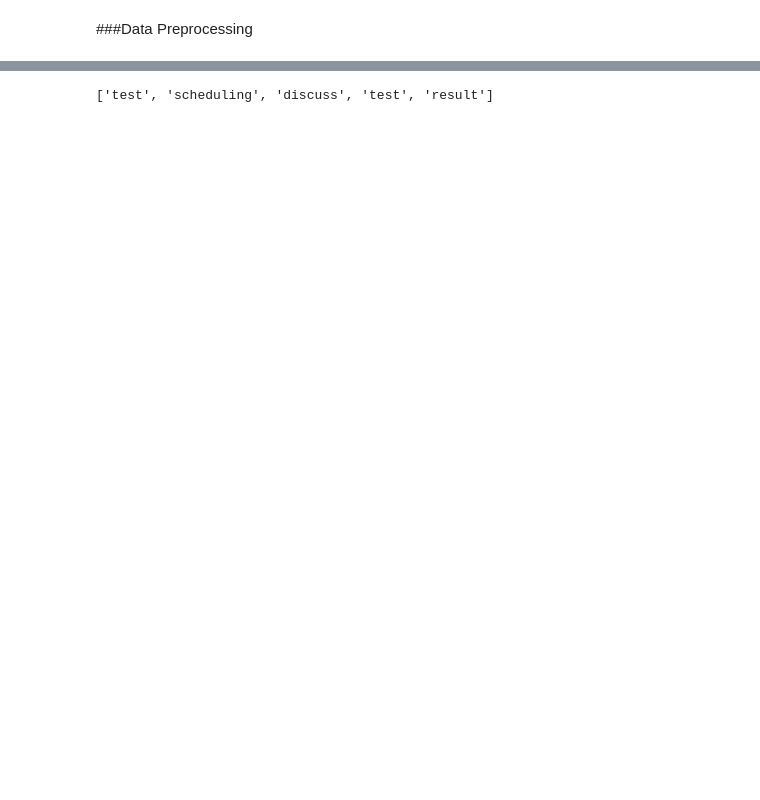
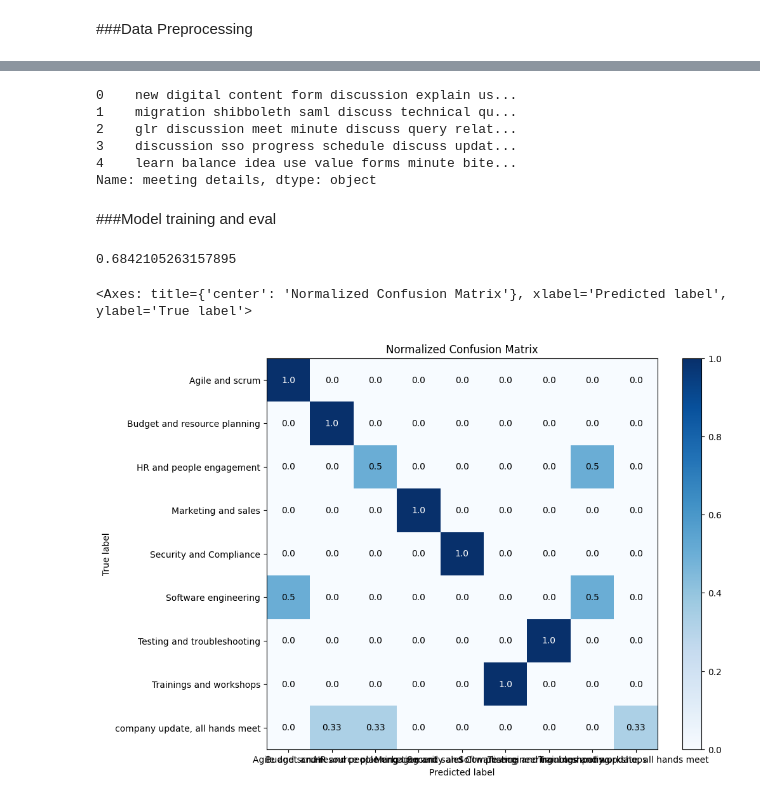
Before and after one commit to vivekkishore/Pythonbasics, a Jupyter notebook: meetingclassifier.ipynb, the cells around one changed output, grey strips where cells are left out. Saved outputs shown, nothing was run; the diff lists cells and outputs as text; code cells hidden in the pictures; blank space fills up the shorter version.

```diff
--- a/meetingclassifier.ipynb
+++ b/meetingclassifier.ipynb
@@ -36,13 +27,13 @@ Name: meeting details, dtype: object
 # %%
-# import spacy
-# import string
-# import gensim
-# import operator
-# import re
-# from spacy.lang.en.stop_words import STOP_WORDS
-# spacy_nlp = spacy.load('en_core_web_sm')
+import spacy
+import string
+import gensim
+import operator
+import re
+from spacy.lang.en.stop_words import STOP_WORDS
+spacy_nlp = spacy.load('en_core_web_sm')
 
-def spacy_tokenizer(sentence):
+def spacy_processor(sentence):
 
     punctuations = string.punctuation
     stop_words = STOP_WORDS
@@ -67,19 +58,42 @@ def spacy_tokenizer(sentence):
     #remove stopwords, and exclude words less than 2 characters
     tokens = [word for word in tokens if word not in stop_words and word not in punctuations and len(word) > 2]
 
-    return tokens
+    sent=' '.join(tokens)
+
+    return sent
-# %%
-sent1='Test call, scheduling call to discuss test results'
-result=spacy_tokenizer(sent1)
-result
-# %% [output]
-['test', 'scheduling', 'discuss', 'test', 'result']
+# %%
+X=df['meeting details']
+Y=df['meeting type']
+X = X.map(lambda x: spacy_processor(x))
+X.head()
+# %% [output]
+0    new digital content form discussion explain us...
+1    migration shibboleth saml discuss technical qu...
+2    glr discussion meet minute discuss query relat...
+3    discussion sso progress schedule discuss updat...
+4    learn balance idea use value forms minute bite...
+Name: meeting details, dtype: object
+# %% [markdown]
+###Model training and eval
 # %%
+X_train,X_test,y_train,y_test=train_test_split(X,Y,test_size=0.2)
+
 text_clf = Pipeline([('vect', CountVectorizer()), ('tfidf', TfidfTransformer()), ('clf', MultinomialNB())])
 # text_clf = text_clf.fit(X_train, y_train)
 
 n_iter_search = 5
 parameters = {'vect__ngram_range': [(1, 1), (1, 2)], 'tfidf__use_idf': (True, False), 'clf__alpha': (1e-2, 1e-3)}
-gs_clf = RandomizedSearchCV(text_clf, parameters, n_iter = n_iter_search)
+gs_clf = RandomizedSearchCV(text_clf, parameters, n_iter = n_iter_search,scoring='accuracy')
 
-# gs_clf = gs_clf.fit(X_train, y_train)
+gs_clf = gs_clf.fit(X_train, y_train)
+
+y_pred=gs_clf.predict(X_test)
+# %%
+print(accuracy_score(y_test,y_pred))
+# %% [output]
+0.6842105263157895
+# %%
+scikitplot.metrics.plot_confusion_matrix(y_test,y_pred,normalize=True)
+# %% [output]
+<Axes: title={'center': 'Normalized Confusion Matrix'}, xlabel='Predicted label', ylabel='True label'>
+[figure, added]
```
Also changed, not shown: parts of 2 cells of this notebook.
